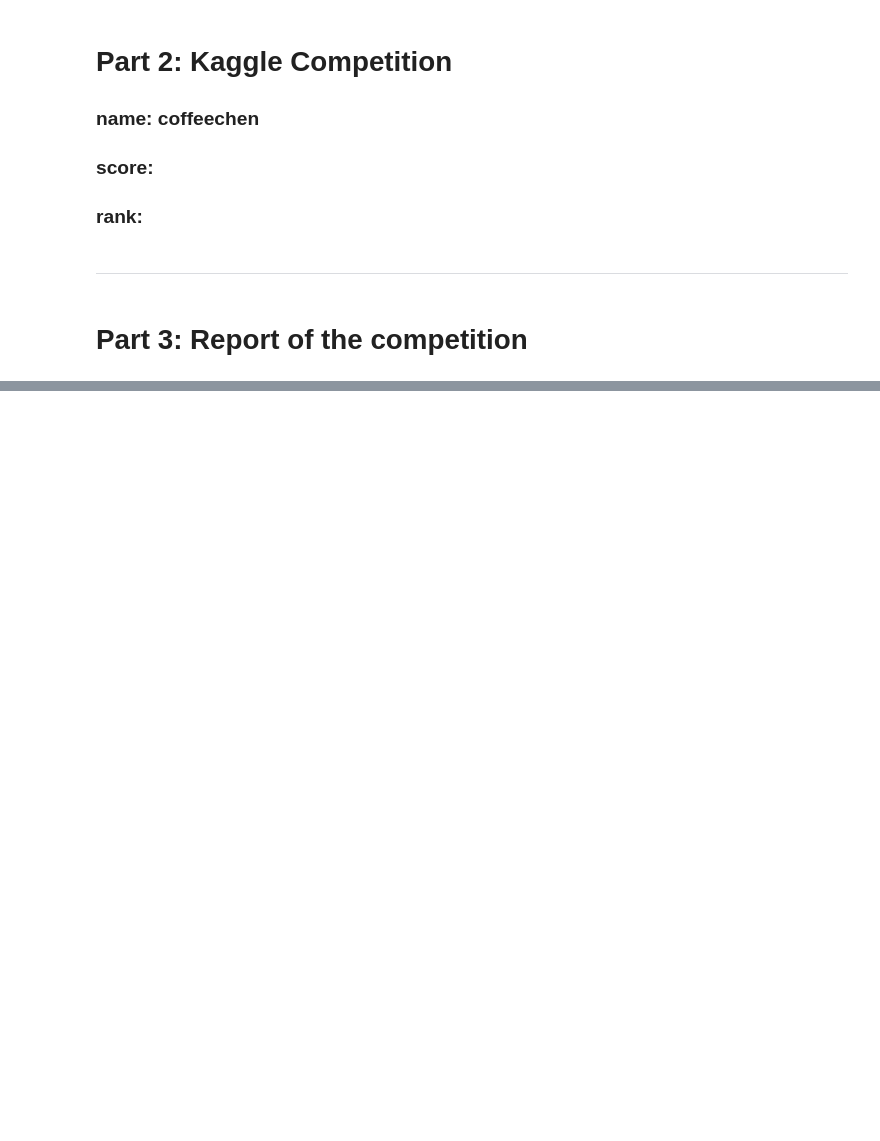
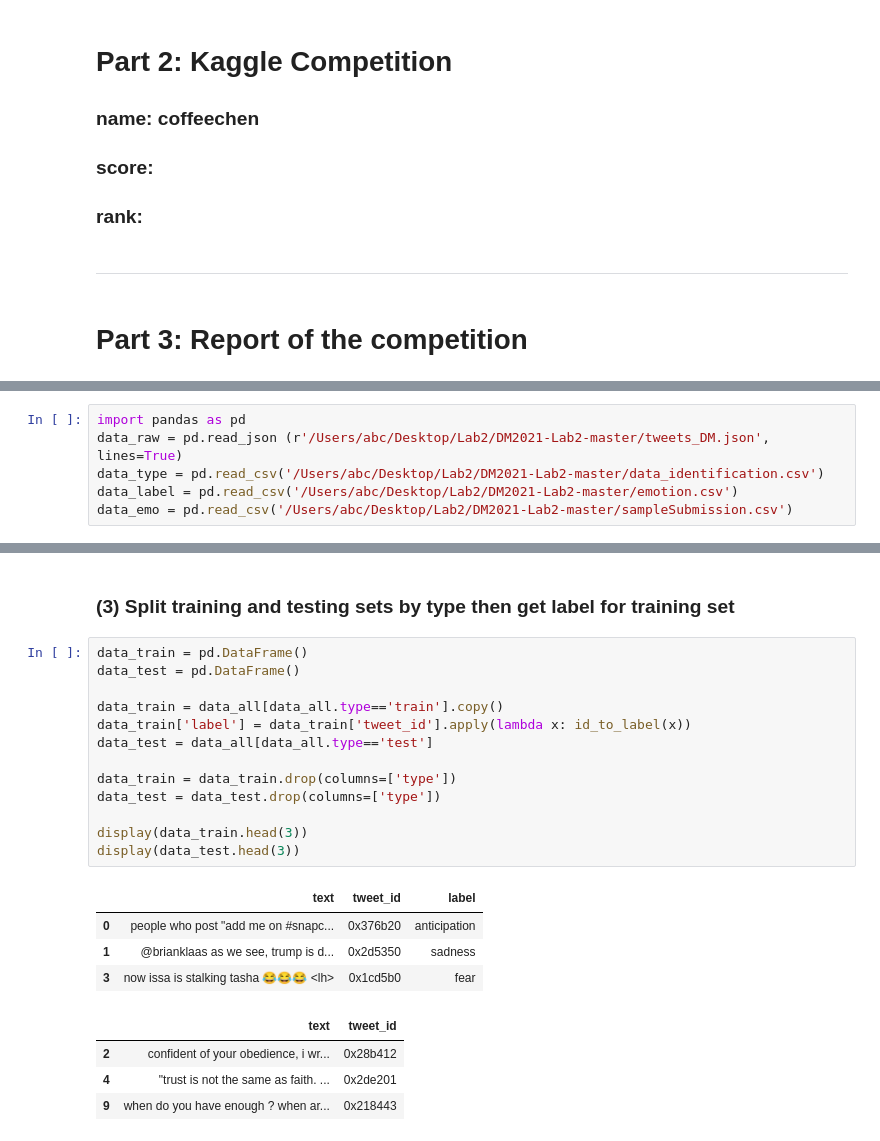
Before and after one commit to Coffeeps/DM-HW2, a Jupyter notebook: HW2_0125.ipynb, the cells around one changed output, grey strips where cells are left out. Cells and saved outputs as stored; diff of their text form; blank space fills up the shorter version.

```diff
--- a/HW2_0125.ipynb
+++ b/HW2_0125.ipynb
@@ -540,0 +553,6 @@ for label, x, y in zip(target_words, X_tsne[:target_size, 0], X_tsne[:target_siz
+# %%
+import pandas as pd
+data_raw = pd.read_json (r'/Users/abc/Desktop/Lab2/DM2021-Lab2-master/tweets_DM.json', lines=True)
+data_type = pd.read_csv('/Users/abc/Desktop/Lab2/DM2021-Lab2-master/data_identification.csv')
+data_label = pd.read_csv('/Users/abc/Desktop/Lab2/DM2021-Lab2-master/emotion.csv')
+data_emo = pd.read_csv('/Users/abc/Desktop/Lab2/DM2021-Lab2-master/sampleSubmission.csv')
@@ -540,0 +582,24 @@ for label, x, y in zip(target_words, X_tsne[:target_size, 0], X_tsne[:target_siz
+# %% [markdown]
+### (3) Split training and testing sets by type then get label for training set
+# %%
+data_train = pd.DataFrame()
+data_test = pd.DataFrame()
+
+data_train = data_all[data_all.type=='train'].copy()
+data_train['label'] = data_train['tweet_id'].apply(lambda x: id_to_label(x))
+data_test = data_all[data_all.type=='test']
+
+data_train = data_train.drop(columns=['type'])
+data_test = data_test.drop(columns=['type'])
+
+display(data_train.head(3))
+display(data_test.head(3))
+# %% [output]
+|  | text | tweet_id | label |
+| 0 | people who post "add me on #snapc... | 0x376b20 | anticipation |
+| 1 | @brianklaas as we see, trump is d... | 0x2d5350 | sadness |
+| 3 | now issa is stalking tasha 😂😂😂 <lh> | 0x1cd5b0 | fear |
+|  | text | tweet_id |
+| 2 | confident of your obedience, i wr... | 0x28b412 |
+| 4 | "trust is not the same as faith. ... | 0x2de201 |
+| 9 | when do you have enough ? when ar... | 0x218443 |
```
Also changed, not shown: parts of 35 cells of this notebook.
